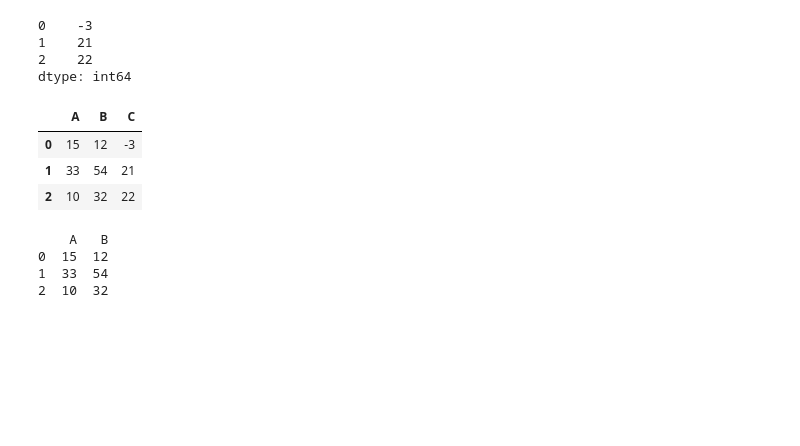
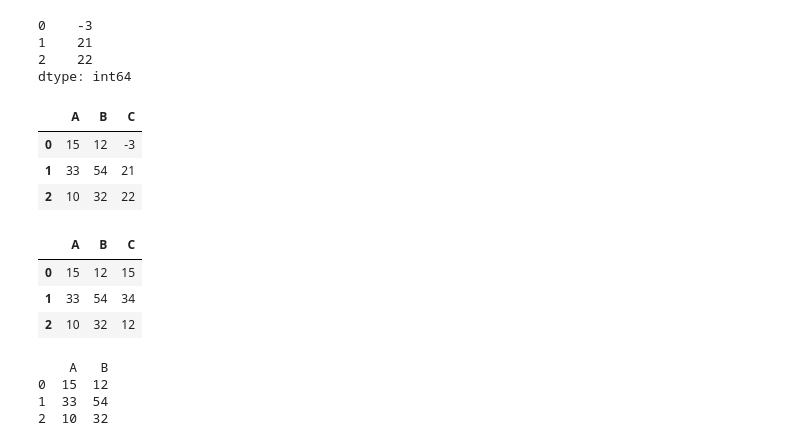
Before and after one commit to aivic/datascience, a Jupyter notebook: tutorials/python/Ipython files/Pandas.ipynb, the cells around one changed output. Cells and saved outputs as stored; diff of their text form; code cells hidden in the pictures; blank space fills up the shorter version.

Commit message:
eval @ update

```diff
--- a/tutorials/python/Ipython files/Pandas.ipynb
+++ b/tutorials/python/Ipython files/Pandas.ipynb
@@ -543,6 +543,14 @@ df1.eval('C = B - A', inplace=False)   # < C = > is optional    |  inplace=True
 | 0 | 15 | 12 | -3 |
 | 1 | 33 | 54 | 21 |
 | 2 | 10 | 32 | 22 |
+# %%
+loc_var = np.arange(3)
+df1.eval('C = A + @loc_var', inplace=False)   # @ allows to use external variables
+# %% [output]
+|  | A | B | C |
+| 0 | 15 | 12 | 15 |
+| 1 | 33 | 54 | 34 |
+| 2 | 10 | 32 | 12 |
 # %%
 print(df1)
 # %% [output]
```
Also changed, not shown: parts of 9 cells of this notebook.
